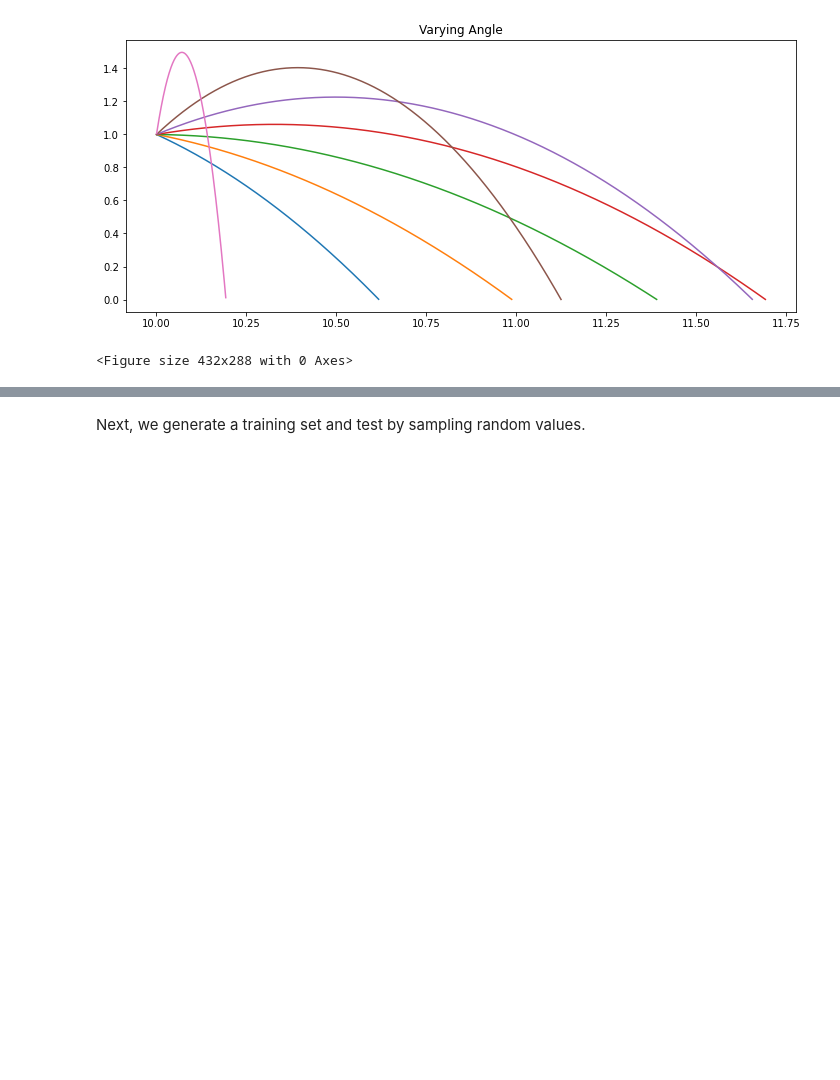
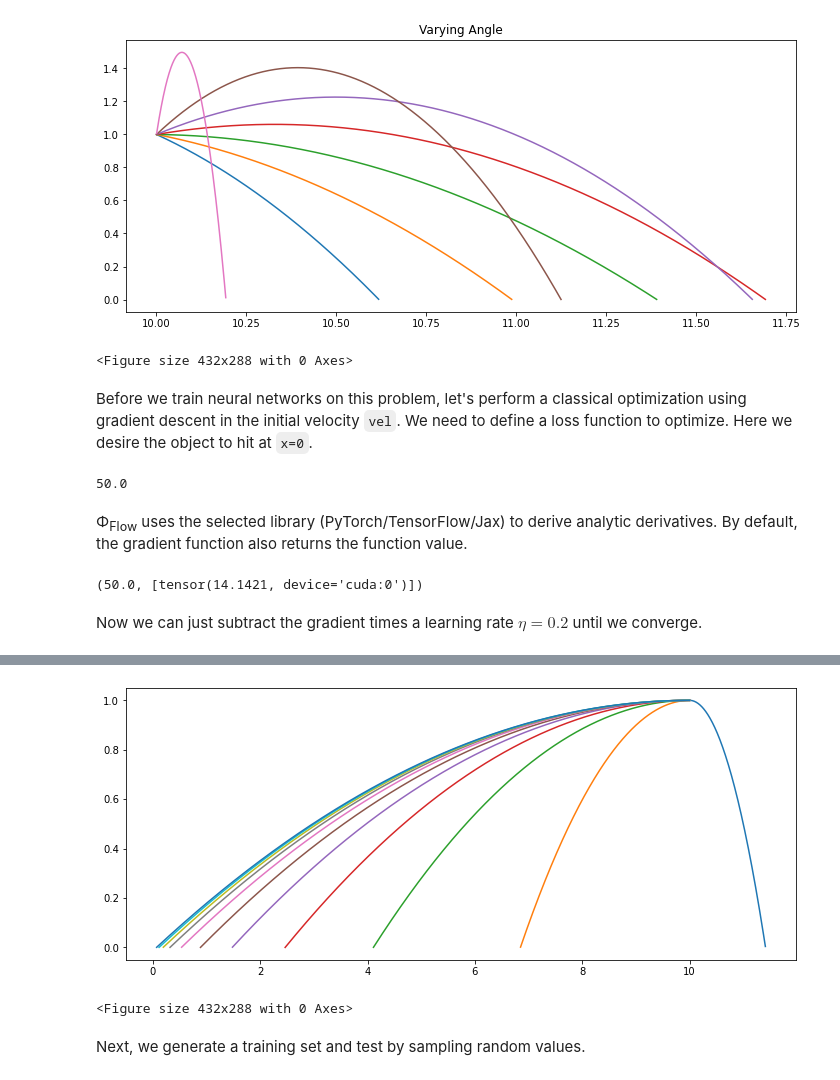
Before and after one commit to tum-pbs/PhiFlow, a Jupyter notebook: demos/Learn_to_Throw_Tutorial.ipynb, the cells around one changed output, grey strips where cells are left out. Cells and saved outputs as stored; diff of their text form; code cells hidden in the pictures; blank space fills up the shorter version.

Commit message:
[demos] Update Learn_to_Throw_Tutorial.ipynb

```diff
--- a/demos/Learn_to_Throw_Tutorial.ipynb
+++ b/demos/Learn_to_Throw_Tutorial.ipynb
@@ -18,27 +18,58 @@ from phi.torch.flow import *
 # %% [markdown]
 To define the physics problem, we write a function to simulate the forward physics. This function takes the initial position, height, speed and angle of a thrown object and computes where the object will land, assuming the object follows a parabolic trajectory. Neglecting friction, can compute this by solving a quadratic equation.
 # %%
-def predict_hit(pos, height, vel, angle, gravity=1.):
+def simulate_hit(pos, height, vel, angle, gravity=1.):
     vel_x, vel_y = math.cos(angle) * vel, math.sin(angle) * vel
     height = math.maximum(height, .5)
     hit_time = (vel_y + math.sqrt(vel_y**2 + 2 * gravity * height)) / gravity
     return pos + vel_x * hit_time, hit_time, height, vel_x, vel_y
 
-predict_hit(10, 1, 1, 0)[0]
+simulate_hit(10, 1, 1, 0)[0]
 # %% [output]
 11.414213
 # %% [markdown]
 Let's plot the trajectory! We define *y(x)* and sample it on a grid. We have to drop invalid values, such as negative flight times and below-ground points.
 # %%
-def visualize_trajectory(pos, height, vel, angle, gravity=1.):
-    hit, hit_time, height, vel_x, vel_y = predict_hit(pos, height, vel, angle, gravity)
+def sample_trajectory(pos, height, vel, angle, gravity=1.):
+    hit, hit_time, height, vel_x, vel_y = simulate_hit(pos, height, vel, angle, gravity)
     def y(x):
         t = (x.vector[0] - pos) / vel_x
         y_ = height + vel_y * t - gravity / 2 * t ** 2
         return math.where((y_ > 0) & (t > 0), y_, NAN)
     return CenteredGrid(y, x=2000, bounds=Box(x=(min(pos.min, hit.min), max(pos.max, hit.max))))
 
-vis.plot(visualize_trajectory(tensor(10), 1, 1, math.linspace(-PI/4, 1.5, 7)), title="Varying Angle")
+vis.plot(sample_trajectory(tensor(10), 1, 1, math.linspace(-PI/4, 1.5, 7)), title="Varying Angle")
 # %% [output]
 [figure]
 <Figure size 432x288 with 0 Axes>
+# %% [markdown]
+Before we train neural networks on this problem, let's perform a classical optimization using gradient descent in the initial velocity `vel`. We need to define a loss function to optimize. Here we desire the object to hit at `x=0`.
+# %%
+vel = 1
+
+def loss_function(vel):
+  return math.l2_loss(simulate_hit(10, 1, vel, 0)[0] - 0)
+
+loss_function(0)
+# %% [output]
+50.0
+# %% [markdown]
+Φ<sub>Flow</sub> uses the selected library (PyTorch/TensorFlow/Jax) to derive analytic derivatives.
+By default, the gradient function also returns the function value.
+# %%
+gradient = math.functional_gradient(loss_function)
+gradient(0)
+# %% [output]
+(50.0, [tensor(14.1421, device='cuda:0')])
+# %% [markdown]
+Now we can just subtract the gradient times a learning rate $\eta = 0.2$ until we converge.
+# %%
+trj = [vel]
+for i in range(10):
+  loss, (grad,) = gradient(vel)
+  vel = vel - .2 * grad
+  trj.append(vel)
+  print(f"vel={vel} - loss={loss}")
+trj = math.stack(trj, channel('opt'))
+vis.plot(sample_trajectory(tensor(10), 1, trj, 0))
+# %% [output]
@@ -45,3 +86,5 @@ vis.plot(visualize_trajectory(tensor(10), 1, 1, math.linspace(-PI/4, 1.5, 7)), t
+[figure, added]
+<Figure size 432x288 with 0 Axes>
 # %% [markdown]
 Next, we generate a training set and test by sampling random values.
 # %%
```
Also changed, not shown: parts of 7 cells of this notebook.
